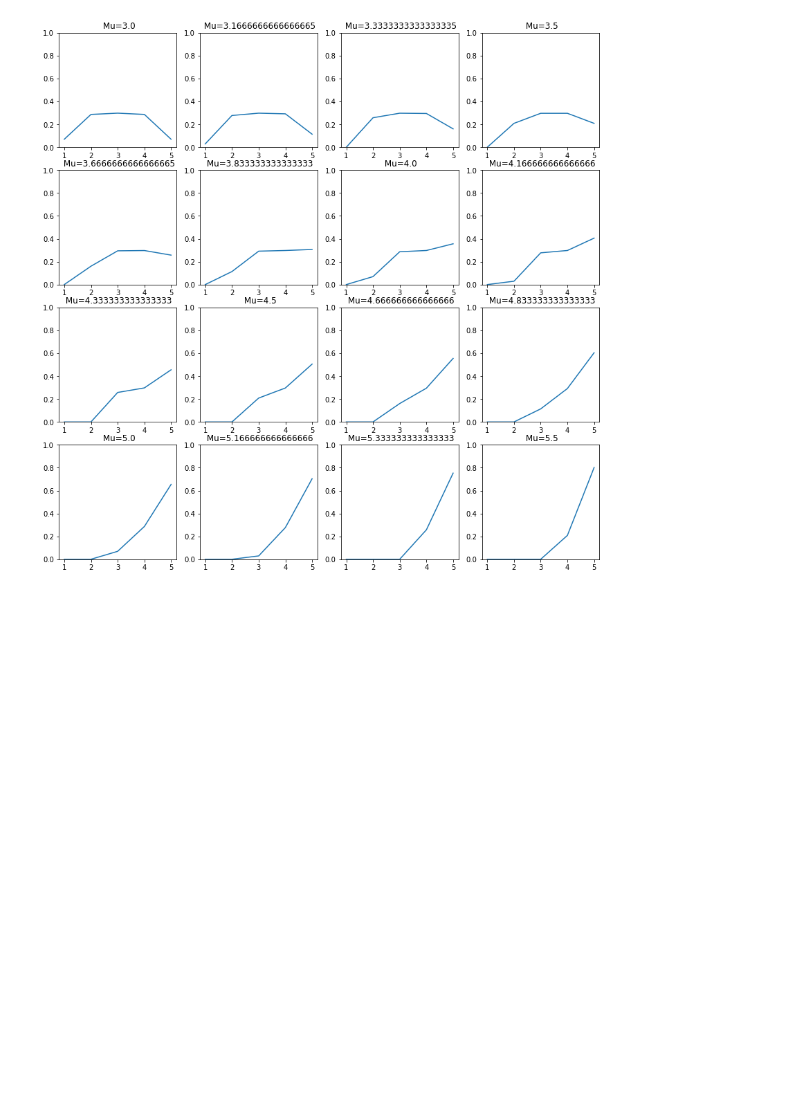
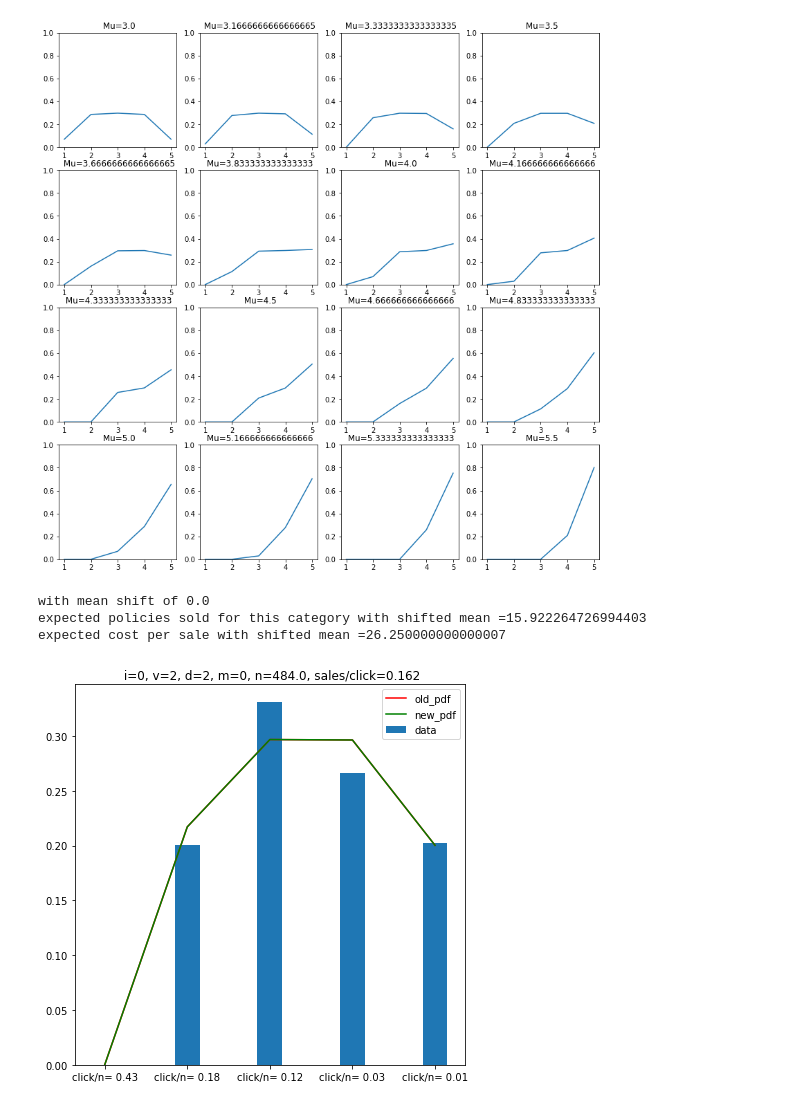
Before and after one commit to taranto8/Erdos_Final_Project, a Jupyter notebook: Graphing_and_predict_n_per_rank_from_centers.ipynb, the cells around one changed output. Cells and saved outputs as stored; diff of their text form; code cells hidden in the pictures; blank space fills up the shorter version.

```diff
--- a/Graphing_and_predict_n_per_rank_from_centers.ipynb
+++ b/Graphing_and_predict_n_per_rank_from_centers.ipynb
@@ -325,0 +350,37 @@ plt.show()
+# %%
+
+search_out=np.array([2,3,4,2,1,0])
+approx_shift=np.zeros([2,5])
+approx_shift[0,:]=range(5)
+approx_shift[1,:]=np.array([.25,.01,0,-.09,-.02])
+Pred_by_rank=np.zeros([16,5,5])
+# %%
+for j in range(16):
+    df=Acme[(Acme.iloc[:,2]==lst[j,0])&(Acme.iloc[:,3]==lst[j,1])&(Acme.iloc[:,4]==lst[j,2])&(Acme.iloc[:,5]==lst[j,3])]
+    Pred_by_rank[j,:,2]=len(df[(df.policies_sold==1)])/len(df[(df.clicked==1)])
+    Pred_by_rank[j,:,4]=len(df)
+    for i in range(5):
+        a=len(df[df.iloc[:,6]==i+1])
+        Pred_by_rank[j,i,3]=a
+        b=len(df[(df.iloc[:,6]==i+1)&(df.clicked==1)])
+        if a==0:
+            Pred_by_rank[j,i,0:2]=[-1,-1]
+        else:
+            Pred_by_rank[j,i,0:2]=[b/a*Pred_by_rank[j,i,2],b/a]
+    for i in search_out:
+        if (Pred_by_rank[j,i,0] == -1)&(i<2):
+            Pred_by_rank[j,i,0:2]=[(Pred_by_rank[j,i+1,1]+approx_shift[1,i])*Pred_by_rank[j,i,2],Pred_by_rank[j,i+1,1]+approx_shift[1,i]]
+        elif (Pred_by_rank[j,i,0] == -1)&(i>2):
+            Pred_by_rank[j,i,0:2]=[(Pred_by_rank[j,i-1,1]+approx_shift[1,i])*Pred_by_rank[j,i,2],Pred_by_rank[j,i-1,1]+approx_shift[1,i]]
+# plt.figure(figsize=(14,14))
+# for j in range(16):
+#     plt.subplot(4,4,j+1)
+#     for i in range(5):
+#         num=str(i+1) + ", n=" + str(Pred_by_rank[j,i,3])
+#         plt.plot(range(3),Pred_by_rank[j,i,0:3], label = num)
+#     plt.legend(fontsize=10)
+#     plt.xticks(np.arange(3), ('sales/n', 'clicks/n', 'sales/click'))
+#     plt.ylim(-.1,1.1)
+#     plt.title(" i=" + str(lst[j,0]) + ", v=" + str(lst[j,1]) + ", d="+ str(lst[j,2]) +
+#               ", m="+ str(lst[j,3]) + ", n="+ str(Perc_by_rank[j,0,4]))
+# plt.show()
@@ -325,0 +446,10 @@ plt.show()
+# %%
+Tom=Tom_method(2,1,Pred_by_rank,prob,centers)
+# %%
+Tom.shift(np.zeros(16))
+Tom.plot(5)
+# %% [output]
+with mean shift of 0.0
+expected policies sold for this category with shifted mean =15.922264726994403
+expected cost per sale with shifted mean =26.250000000000007
+[figure, added]
```
Also changed, not shown: parts of 7 cells of this notebook, 3 other files.
